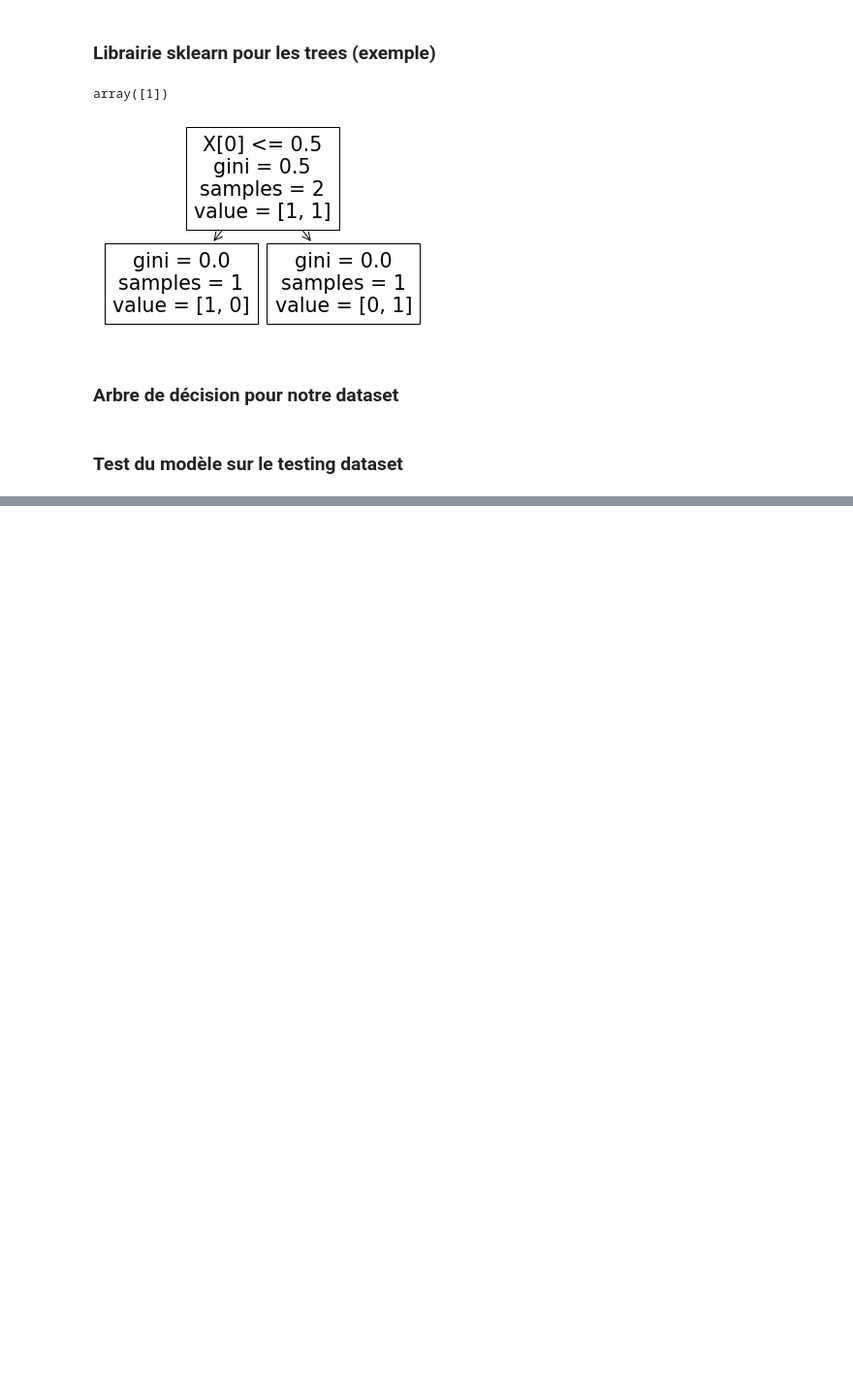
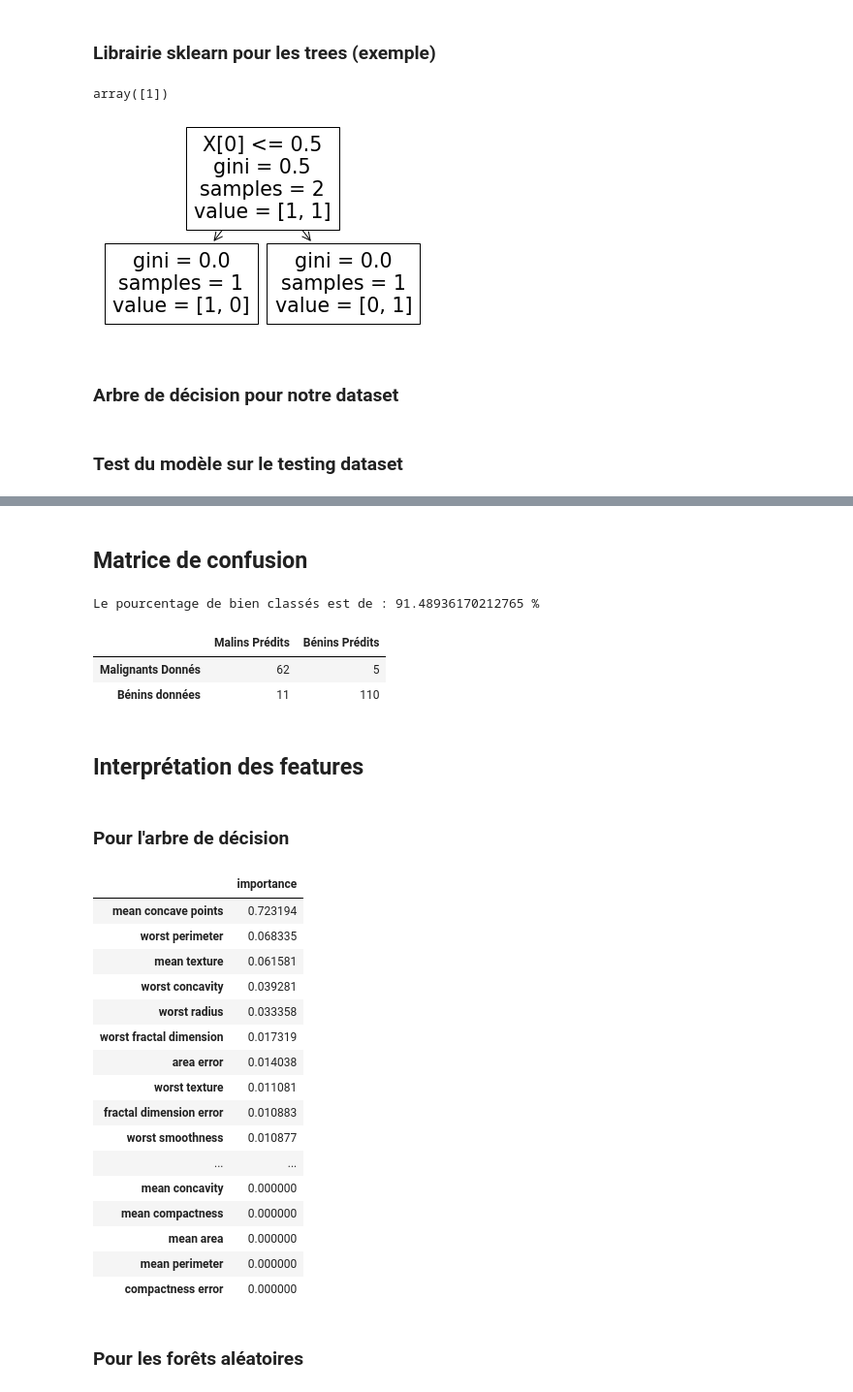
Before and after one commit to ThGail/Arbres_Decisionnels, a Jupyter notebook: Projet_App_Stat_Sujet_5.ipynb, the cells around one changed output, grey strips where cells are left out. Shown at 97% size. Cells and saved outputs as stored; diff of their text form; code cells hidden in the pictures; blank space fills up the shorter version.

Commit message:
ajout matrice de confusion + ajout boosting + ajout interpretations features

```diff
--- a/Projet_App_Stat_Sujet_5.ipynb
+++ b/Projet_App_Stat_Sujet_5.ipynb
@@ -83,10 +84,10 @@ array([1])
 ### Arbre de décision pour notre dataset
 # %%
 #Création de l'arbre de décision
-clf = tree.DecisionTreeClassifier()
+arbre_decision = tree.DecisionTreeClassifier()
 
 #Entrainement sur le training dataset
-clf = clf.fit(X_train, y_train)
+arbre_decision = arbre_decision.fit(X_train, y_train)
 # %% [markdown]
 ### Test du modèle sur le testing dataset
 # %%
@@ -155,0 +196,2 @@ Score du modèle sur le dataset de test :  0.9521276595744681
+# %% [markdown]
+## Matrice de confusion
@@ -155,0 +200,4 @@ Score du modèle sur le dataset de test :  0.9521276595744681
+# %%
+print(f"Le pourcentage de bien classés est de : {accuracy_score(y_test, arbre_decision.predict(X_test))*100} %")
+# %% [output]
+Le pourcentage de bien classés est de : 91.48936170212765 %
@@ -155,0 +209,36 @@ Score du modèle sur le dataset de test :  0.9521276595744681
+# %%
+arbre_decision_matrix_confusion
+# %% [output]
+|  | Malins Prédits | Bénins Prédits |
+| Malignants Donnés | 62 | 5 |
+| Bénins données | 11 | 110 |
+# %% [markdown]
+## Interprétation des features
+# %% [markdown]
+### Pour l'arbre de décision
+# %%
+arbre_decision_interpretation = pd.DataFrame(arbre_decision.feature_importances_,
+                                             index = data.feature_names,
+                                             columns = ["importance"]).sort_values("importance", ascending = False)
+# %%
+arbre_decision_interpretation
+# %% [output]
+|  | importance |
+| mean concave points | 0.723194 |
+| worst perimeter | 0.068335 |
+| mean texture | 0.061581 |
+| worst concavity | 0.039281 |
+| worst radius | 0.033358 |
+| worst fractal dimension | 0.017319 |
+| area error | 0.014038 |
+| worst texture | 0.011081 |
+| fractal dimension error | 0.010883 |
+| worst smoothness | 0.010877 |
+| ... | ... |
+| mean concavity | 0.000000 |
+| mean compactness | 0.000000 |
+| mean area | 0.000000 |
+| mean perimeter | 0.000000 |
+| compactness error | 0.000000 |
+# %% [markdown]
+### Pour les forêts aléatoires
```
Also changed, not shown: parts of 26 cells of this notebook.
